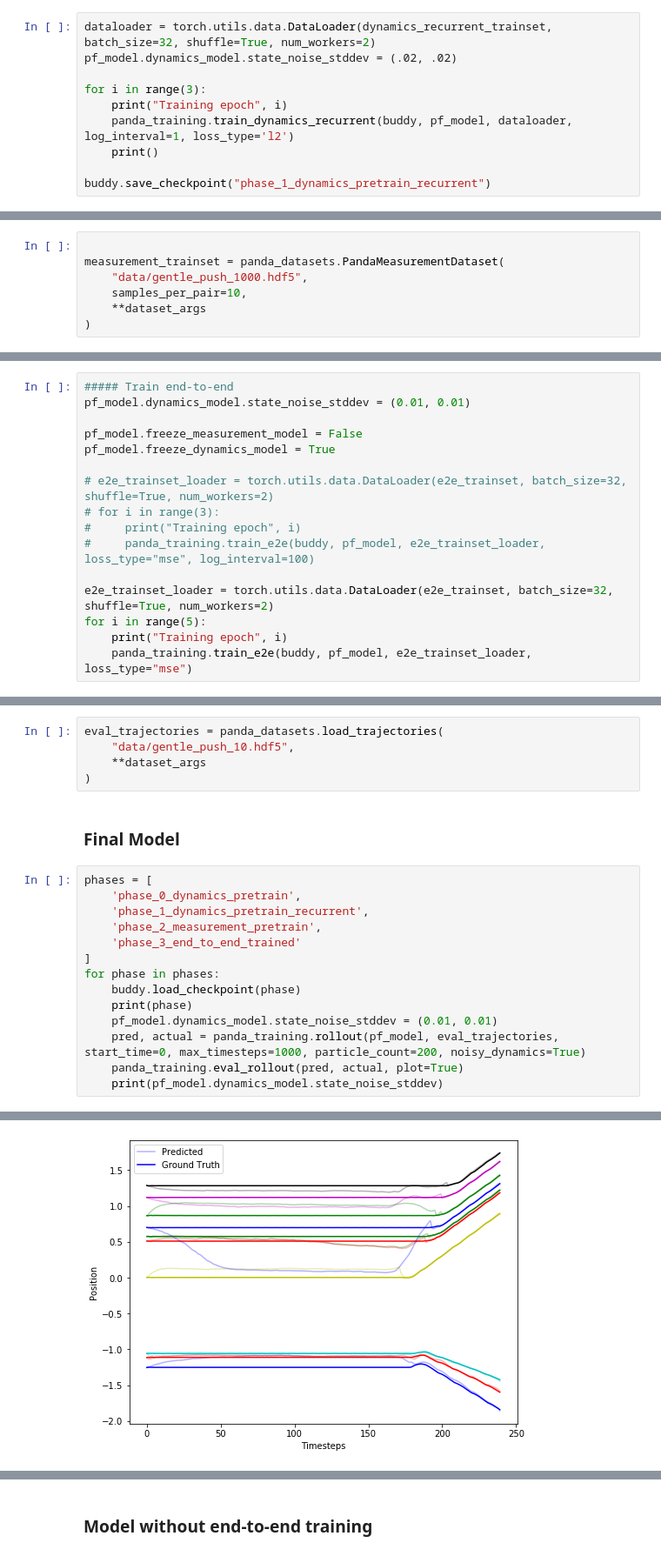
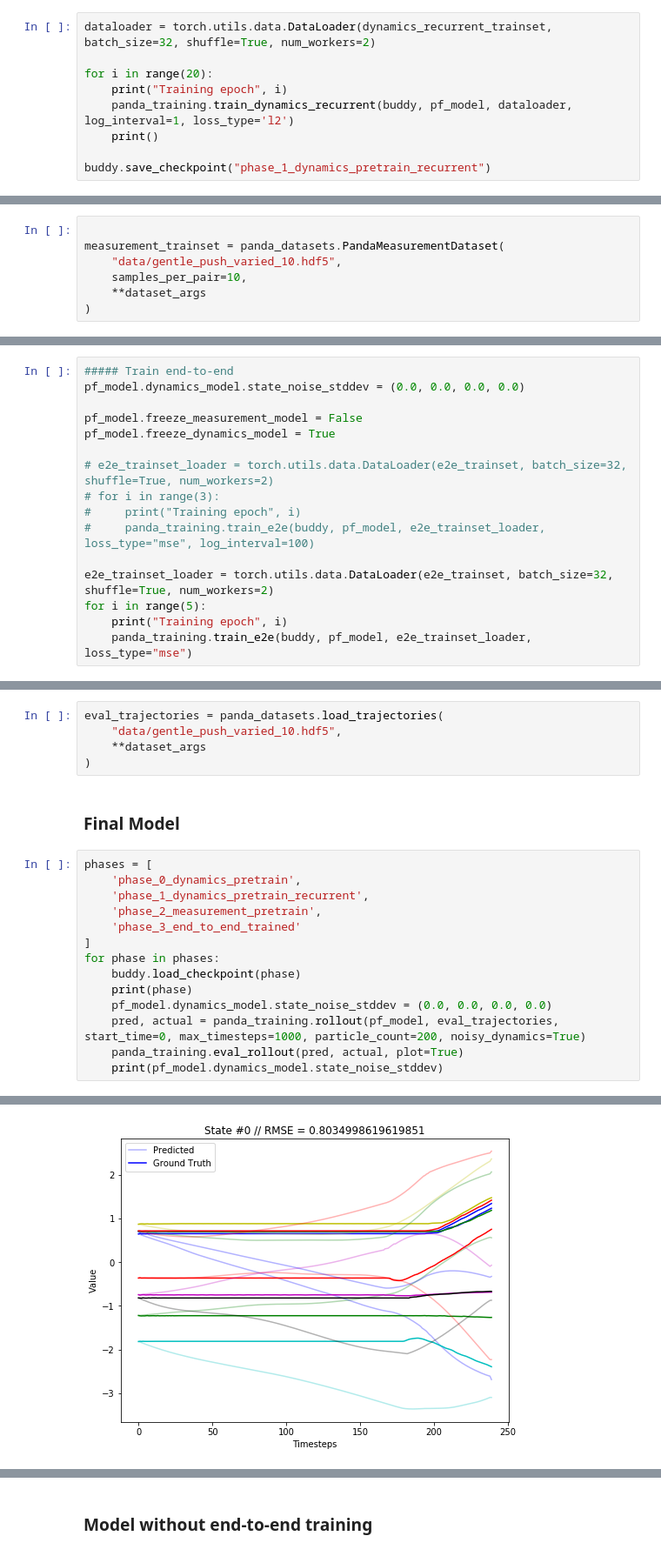
Before and after one commit to HaoWen470/crossmodal_filtering1, a Jupyter notebook: train_dpf_all_sensors.ipynb, the cells around one changed output, grey strips where cells are left out. Shown at 87% size. Cells and saved outputs as stored; diff of their text form.

```diff
--- a/train_dpf_all_sensors.ipynb
+++ b/train_dpf_all_sensors.ipynb
@@ -64,8 +93,7 @@ buddy.save_checkpoint("phase_0_dynamics_pretrain")
 # %%
 dataloader = torch.utils.data.DataLoader(dynamics_recurrent_trainset, batch_size=32, shuffle=True, num_workers=2)
-pf_model.dynamics_model.state_noise_stddev = (.02, .02)
 
-for i in range(3):
+for i in range(20):
     print("Training epoch", i)
     panda_training.train_dynamics_recurrent(buddy, pf_model, dataloader, log_interval=1, loss_type='l2')
     print()
@@ -76,7 +128,7 @@ buddy.save_checkpoint("phase_1_dynamics_pretrain_recurrent")
 # %%
 
 measurement_trainset = panda_datasets.PandaMeasurementDataset(
-    "data/gentle_push_1000.hdf5",
+    "data/gentle_push_varied_10.hdf5",
     samples_per_pair=10,
     **dataset_args
 )
@@ -116,7 +166,7 @@ print(len(e2e_trainset.subsequences))
 15000
 # %%
 ##### Train end-to-end
-pf_model.dynamics_model.state_noise_stddev = (0.01, 0.01)
+pf_model.dynamics_model.state_noise_stddev = (0.0, 0.0, 0.0, 0.0)
 
 pf_model.freeze_measurement_model = False
 pf_model.freeze_dynamics_model = True
@@ -156,7 +206,7 @@ buddy.save_checkpoint()
 # Model eval
 # %%
 eval_trajectories = panda_datasets.load_trajectories(
-    "data/gentle_push_10.hdf5",
+    "data/gentle_push_varied_10.hdf5",
     **dataset_args
 )
 # %% [markdown]
@@ -171,7 +221,7 @@ phases = [
 for phase in phases:
     buddy.load_checkpoint(phase)
     print(phase)
-    pf_model.dynamics_model.state_noise_stddev = (0.01, 0.01)
+    pf_model.dynamics_model.state_noise_stddev = (0.0, 0.0, 0.0, 0.0)
     pred, actual = panda_training.rollout(pf_model, eval_trajectories, start_time=0, max_timesteps=1000, particle_count=200, noisy_dynamics=True)
     panda_training.eval_rollout(pred, actual, plot=True)
     print(pf_model.dynamics_model.state_noise_stddev)
@@ -180,3 +231,3 @@ for phase in phases:
 phase_0_dynamics_pretrain
 [interactive output not drawn]
-[figure, old version]
+[figure, new version]
```
Also changed, not shown: parts of 8 cells of this notebook, 4 other files.
